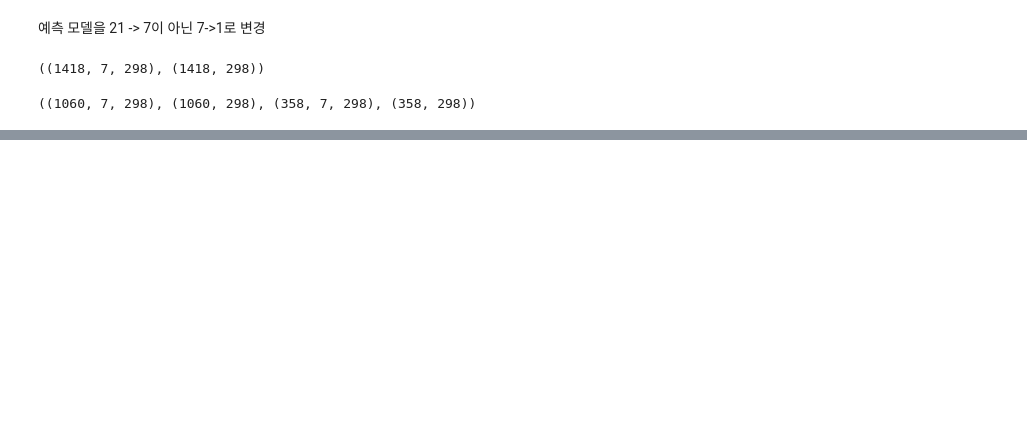
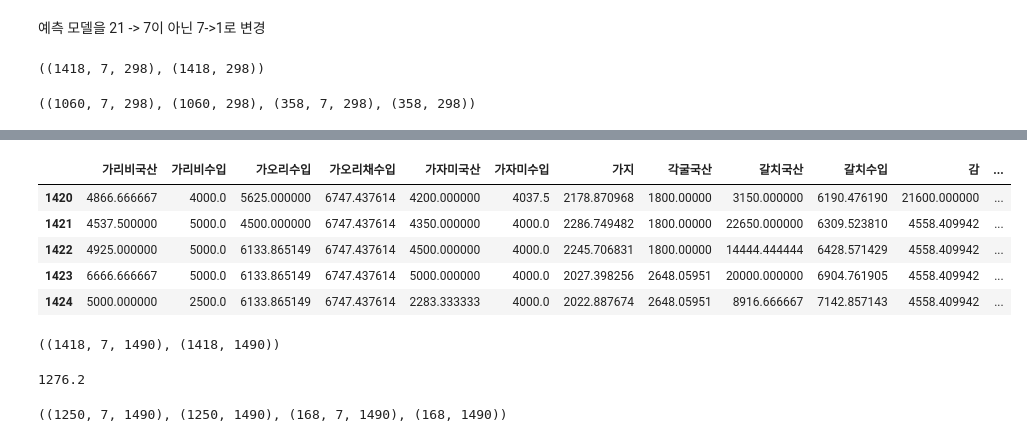
Before and after one commit to jkworldchampion/market_predict_lstm, a Jupyter notebook: baseline.ipynb, the cells around one changed output, grey strips where cells are left out. Cells and saved outputs as stored; diff of their text form; code cells hidden in the pictures; blank space fills up the shorter version.

```diff
--- a/baseline.ipynb
+++ b/baseline.ipynb
@@ -776,0 +955,28 @@ INFO:tensorflow:Assets written to: model_3/assets
+# %%
+data_shift = data_shift.interpolate(method='slinear')
+data_shift = data_shift.fillna(data_shift.mean())
+# %%
+data_shift.tail()
+# %% [output]
+|  | 가리비국산 | 가리비수입 | 가오리수입 | 가오리채수입 | 가자미국산 | 가자미수입 | 가지 | 각굴국산 | 갈치국산 | 갈치수입 | 감 | ... |
+| 1420 | 4866.666667 | 4000.0 | 5625.000000 | 6747.437614 | 4200.000000 | 4037.5 | 2178.870968 | 1800.00000 | 3150.000000 | 6190.476190 | 21600.000000 | ... |
+| 1421 | 4537.500000 | 5000.0 | 4500.000000 | 6747.437614 | 4350.000000 | 4000.0 | 2286.749482 | 1800.00000 | 22650.000000 | 6309.523810 | 4558.409942 | ... |
+| 1422 | 4925.000000 | 5000.0 | 6133.865149 | 6747.437614 | 4500.000000 | 4000.0 | 2245.706831 | 1800.00000 | 14444.444444 | 6428.571429 | 4558.409942 | ... |
+| 1423 | 6666.666667 | 5000.0 | 6133.865149 | 6747.437614 | 5000.000000 | 4000.0 | 2027.398256 | 2648.05951 | 20000.000000 | 6904.761905 | 4558.409942 | ... |
+| 1424 | 5000.000000 | 2500.0 | 6133.865149 | 6747.437614 | 2283.333333 | 4000.0 | 2022.887674 | 2648.05951 | 8916.666667 | 7142.857143 | 4558.409942 | ... |
+# %%
+WINDOW_SIZE = 7
+X, y = df_to_X_y(data_shift, window_size=WINDOW_SIZE)
+X.shape, y.shape
+# %% [output]
+((1418, 7, 1490), (1418, 1490))
+# %%
+1418 * 0.9
+# %% [output]
+1276.2
+# %%
+X_train, y_train = X[:1250].astype(float), y[:1250].astype(float)
+X_test, y_test = X[1250:].astype(float), y[1250:].astype(float)
+X_train.shape, y_train.shape, X_test.shape, y_test.shape
+# %% [output]
+((1250, 7, 1490), (1250, 1490), (168, 7, 1490), (168, 1490))
```
Also changed, not shown: parts of 32 cells of this notebook, 25 other files.
